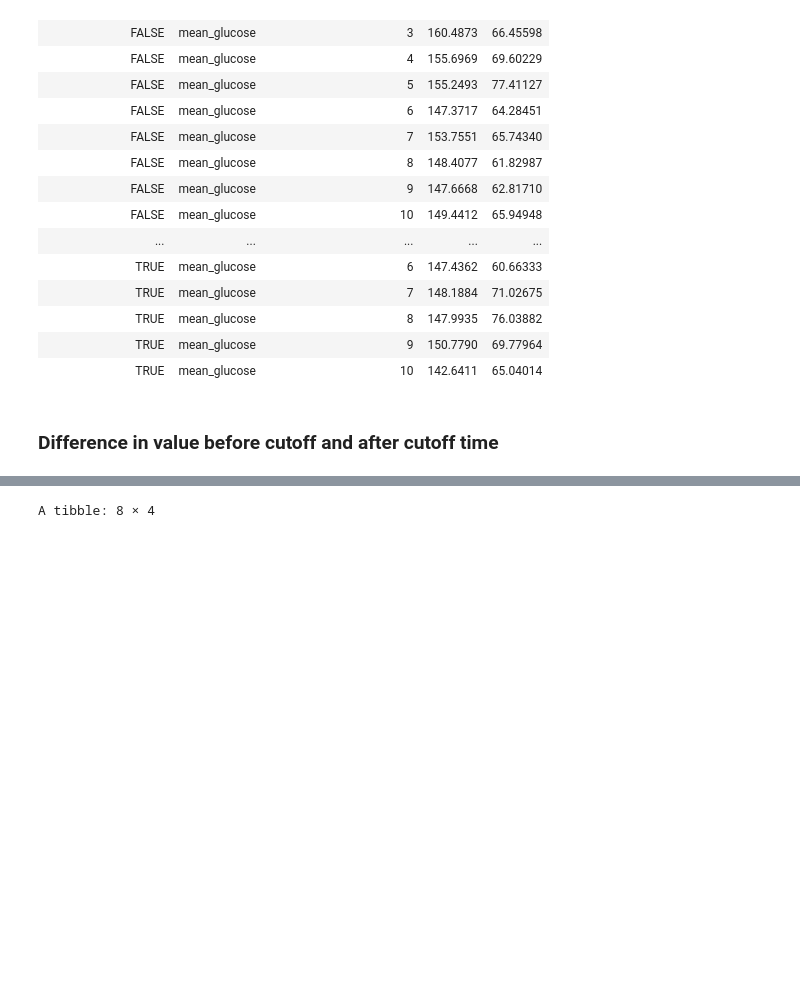
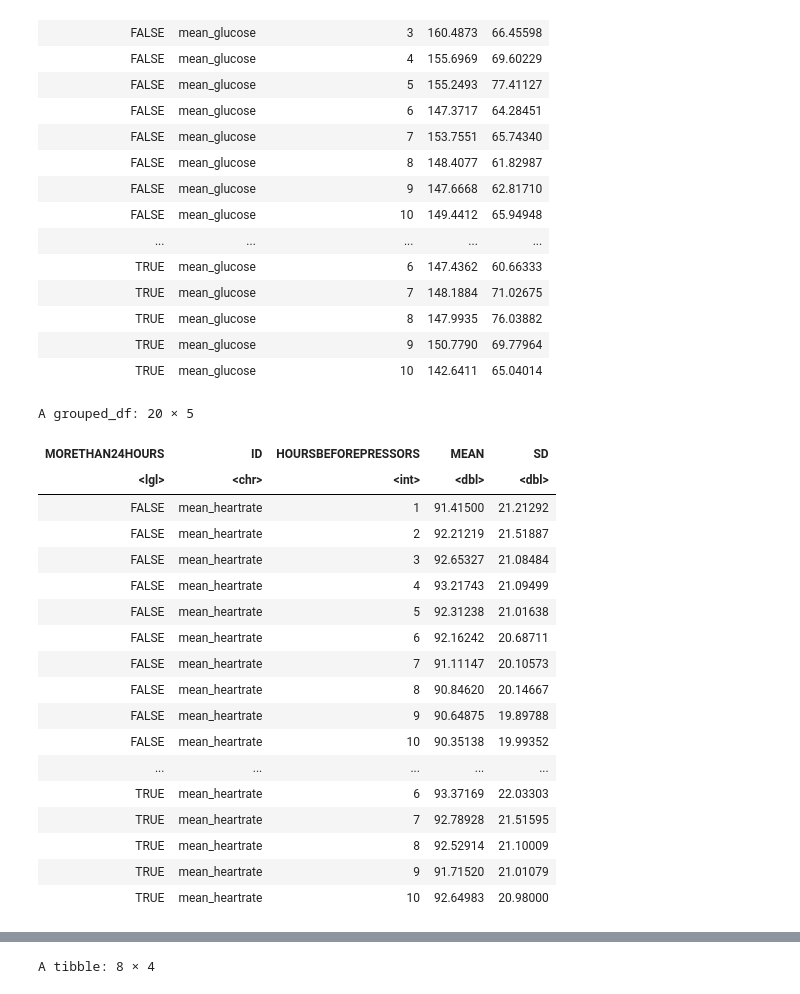
Before and after one commit to ruoyijiang/general, a Jupyter notebook: projects/haimovich_pressors/R_Pressor_Outcomes.ipynb, the cells around one changed output, grey strips where cells are left out. Drawn from its saved outputs; the diff is of its cells as text; code cells hidden in the pictures; blank space fills up the shorter version.

```diff
--- a/projects/haimovich_pressors/R_Pressor_Outcomes.ipynb
+++ b/projects/haimovich_pressors/R_Pressor_Outcomes.ipynb
@@ -663,5 +663,29 @@ A grouped_df: 20 × 5
 | TRUE | mean_glucose | 8 | 147.9935 | 76.03882 |
 | TRUE | mean_glucose | 9 | 150.7790 | 69.77964 |
 | TRUE | mean_glucose | 10 | 142.6411 | 65.04014 |
-# %% [markdown]
-### Difference in value before cutoff and after cutoff time
+# %%
+melt_results_df %>%
+    group_by(MORETHAN24HOURS, ID, INTERVAL) %>%
+    summarize(MEAN = mean(VALUE, na.rm = T), SD = sd(VALUE, na.rm = T)) %>%
+    rename(HOURSBEFOREPRESSORS = INTERVAL) %>%
+    filter(grepl("mean_heartrate", ID))
+# %% [output]
+A grouped_df: 20 × 5
+| MORETHAN24HOURS | ID | HOURSBEFOREPRESSORS | MEAN | SD |
+| <lgl> | <chr> | <int> | <dbl> | <dbl> |
+| FALSE | mean_heartrate | 1 | 91.41500 | 21.21292 |
+| FALSE | mean_heartrate | 2 | 92.21219 | 21.51887 |
+| FALSE | mean_heartrate | 3 | 92.65327 | 21.08484 |
+| FALSE | mean_heartrate | 4 | 93.21743 | 21.09499 |
+| FALSE | mean_heartrate | 5 | 92.31238 | 21.01638 |
+| FALSE | mean_heartrate | 6 | 92.16242 | 20.68711 |
+| FALSE | mean_heartrate | 7 | 91.11147 | 20.10573 |
+| FALSE | mean_heartrate | 8 | 90.84620 | 20.14667 |
+| FALSE | mean_heartrate | 9 | 90.64875 | 19.89788 |
+| FALSE | mean_heartrate | 10 | 90.35138 | 19.99352 |
+| ... | ... | ... | ... | ... |
+| TRUE | mean_heartrate | 6 | 93.37169 | 22.03303 |
+| TRUE | mean_heartrate | 7 | 92.78928 | 21.51595 |
+| TRUE | mean_heartrate | 8 | 92.52914 | 21.10009 |
+| TRUE | mean_heartrate | 9 | 91.71520 | 21.01079 |
+| TRUE | mean_heartrate | 10 | 92.64983 | 20.98000 |
```
Also changed, not shown: parts of 2 cells of this notebook.
